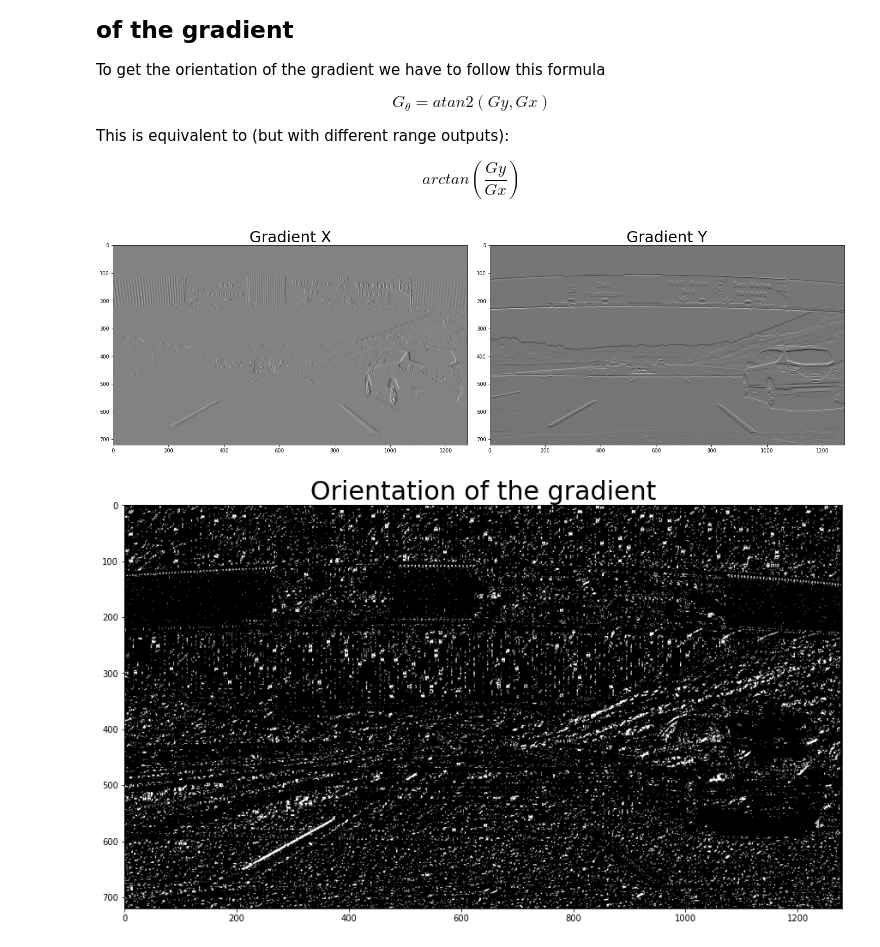
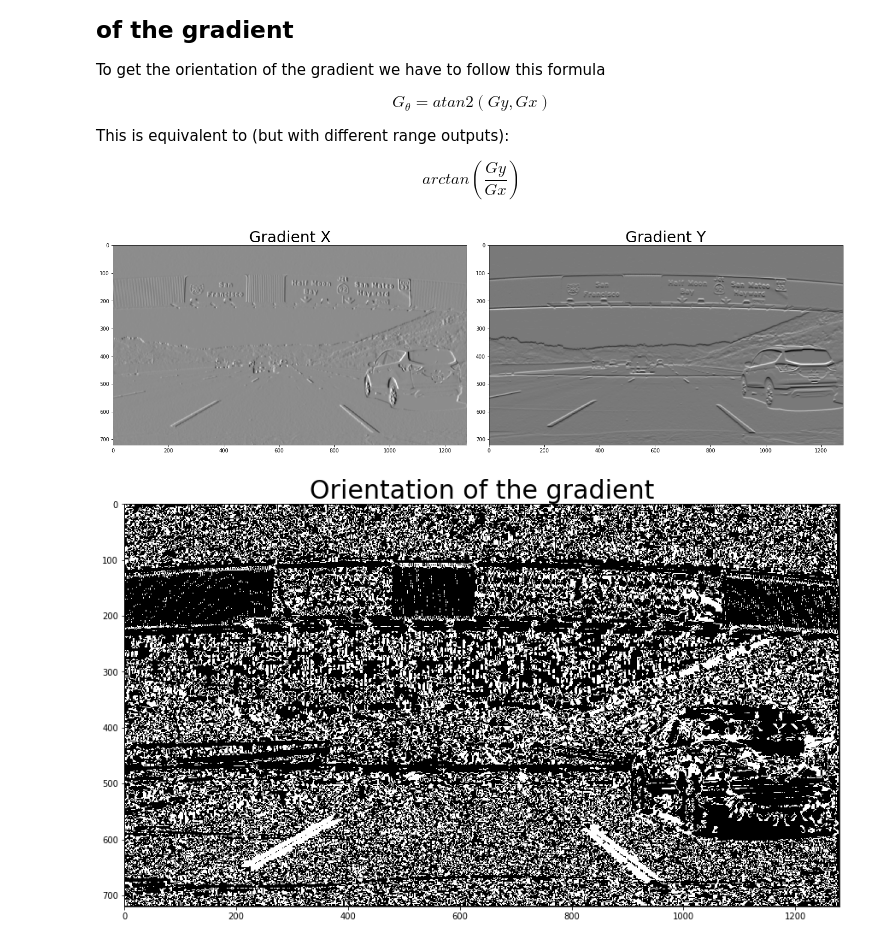
Before and after one commit to CheloGE/CarND-Tinker_with_Sobel_operator, a Jupyter notebook: Sobel Tinkering.ipynb, the cells around one changed output. Drawn from its saved outputs; the diff is of its cells as text; code cells hidden in the pictures.

```diff
--- a/Sobel Tinkering.ipynb
+++ b/Sobel Tinkering.ipynb
@@ -28,7 +30,7 @@ def abs_sobel_thresh(img, orient='x', kernel_size=3, thresh_min=0, thresh_max=25
     if orient == 'x':
         sobel = cv2.Sobel(gray_img, ddepth=cv2.CV_64F, ksize=kernel_size, dx=1,dy=0)
     elif orient == 'y':
-        sobel = cv2.Sobel(gray_img, ddepth=cv2.CV_64F, dx=0,dy=1)
+        sobel = cv2.Sobel(gray_img, ddepth=cv2.CV_64F, ksize=kernel_size, dx=0,dy=1)
     else:
         return -1
     if gradient:
@@ -149,7 +151,12 @@ def orientation_threshold(img, Gx, Gy, dir_thresh=(0,np.pi/2)):
   This function gets the orientation of the gradient based on the previous calculations of the gradients
   in the x-direction and y-direction
   """
-  orient_G = np.arctan2((Gy),(Gx))
+
+  # Important to denote that in the below line
+  #  we are taking the absolute of both Gx & Gy because we want to take into account only values between 0 and pi/2
+  # The reason is we want to threshold orientations in an easier manner.
+  # If we want a better and more detailed thresholding we should remove the absolute functions
+  orient_G = np.arctan2(np.absolute(Gy),np.absolute(Gx))
   #binary mask
   mask = np.zeros_like(orient_G)
   mask[(orient_G >= dir_thresh[0]) & (orient_G <= dir_thresh[1])] = 1
@@ -166,7 +173,7 @@ def dir_threshold(img, sobel_kernel=3, dir_thresh=(0, np.pi/2)):
     sobely = cv2.Sobel(gray, cv2.CV_64F, 0, 1, ksize=sobel_kernel)
     # Take the absolute value of the gradient direction,
     # apply a threshold, and create a binary image result
-    absgraddir = np.arctan2((sobely), (sobelx))
+    absgraddir = np.arctan2(np.absolute(sobely), np.absolute(sobelx))
     binary_output =  np.zeros_like(absgraddir)
     binary_output[(absgraddir >= dir_thresh[0]) & (absgraddir <= dir_thresh[1])] = 1
 
@@ -175,21 +182,21 @@ def dir_threshold(img, sobel_kernel=3, dir_thresh=(0, np.pi/2)):
 # %%
 # Read in an image and grayscale it
 image = mpimg.imread('signs_vehicles_xygrad.png')
-Gx = abs_sobel_thresh(image, kernel_size=3, orient='x', gradient=True)
-Gy = abs_sobel_thresh(image, kernel_size=3, orient='y', gradient=True)
+Gx = abs_sobel_thresh(image, kernel_size=15, orient='x', gradient=True)
+Gy = abs_sobel_thresh(image, kernel_size=15, orient='y', gradient=True)
 
 # Plot the result
 f, (ax1, ax2) = plt.subplots(1, 2, figsize=(20, 9))
 f.tight_layout()
 ax1.imshow(Gx, cmap='gray')
 ax1.set_title('Gradient X', fontsize=30)
 ax2.imshow(Gy, cmap='gray')
 ax2.set_title('Gradient Y', fontsize=30)
 plt.subplots_adjust(left=0., right=1, top=0.9, bottom=0.)
 
 plt.figure(3, figsize=(15,15))
 plt.title('Orientation of the gradient', fontsize=30)
-plt.imshow(orientation_threshold(image,Gx,Gy, dir_thresh=(0.7, 1.3)), cmap='gray');
+plt.imshow(orientation_threshold(image, Gx, Gy, dir_thresh=(0.7, 1.3)), cmap='gray');
 # %% [output]
 [figure]
-[figure, old version]
+[figure, new version]
```
Also changed, not shown: parts of 6 cells of this notebook.
